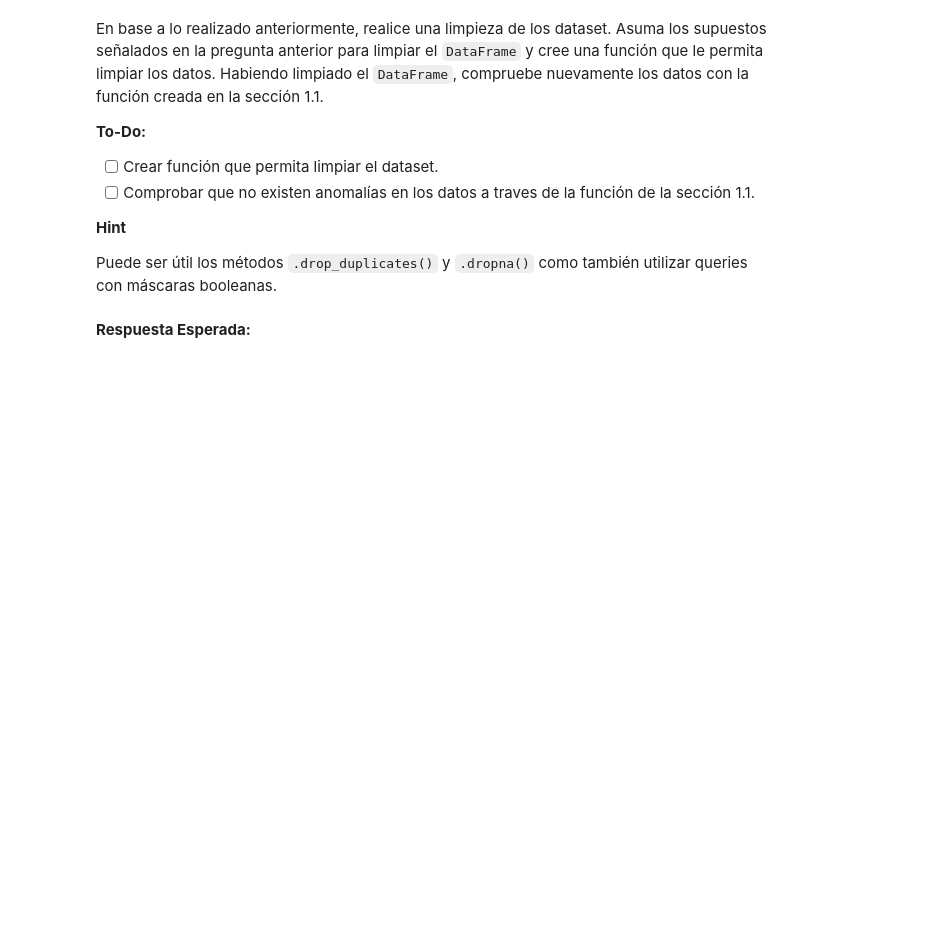
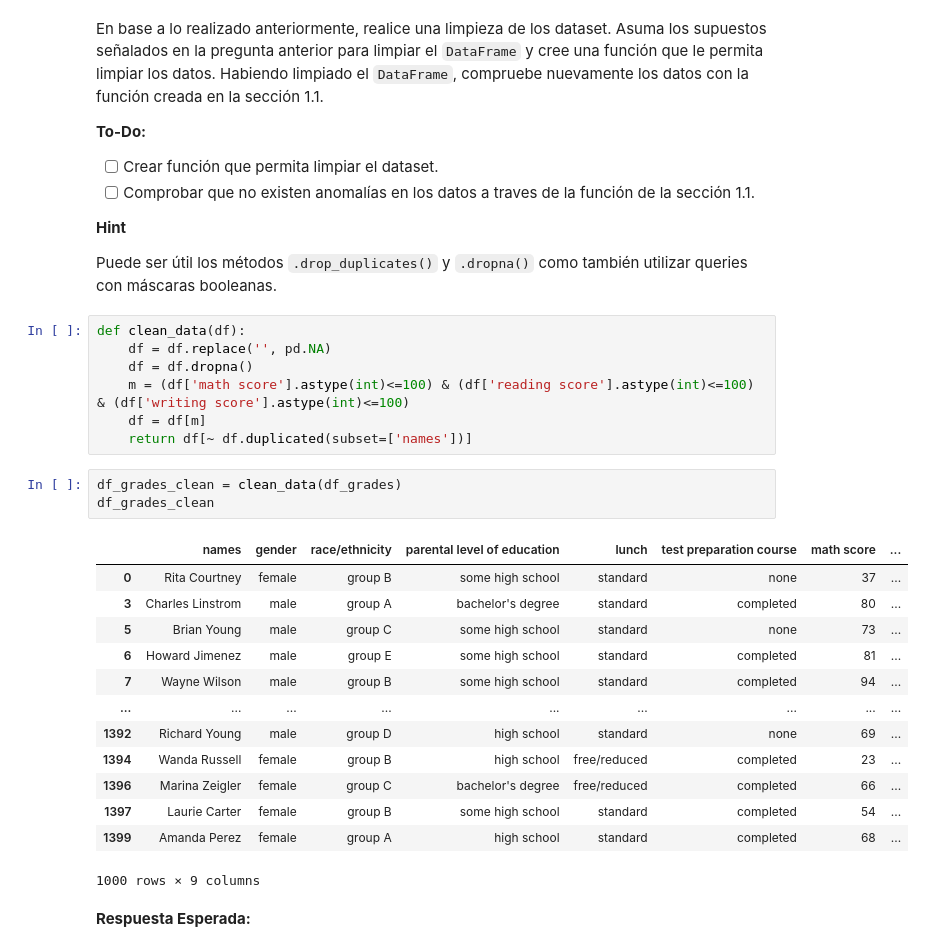
Before and after one commit to t-abedrapo/Laboratorio3_REP, a Jupyter notebook: Lab3.ipynb, the cells around one changed output. Cells and saved outputs as stored; diff of their text form; blank space fills up the shorter version.

````diff
--- a/Lab3.ipynb
+++ b/Lab3.ipynb
@@ -312,6 +295,30 @@ En base a lo realizado anteriormente, realice una limpieza de los dataset. Asuma
 **Hint**
 
 Puede ser útil los métodos ```.drop_duplicates()``` y ```.dropna()``` como también utilizar queries con máscaras booleanas.
+# %%
+def clean_data(df):
+    df = df.replace('', pd.NA)
+    df = df.dropna()
+    m = (df['math score'].astype(int)<=100) & (df['reading score'].astype(int)<=100) & (df['writing score'].astype(int)<=100)
+    df = df[m]
+    return df[~ df.duplicated(subset=['names'])]
+# %%
+df_grades_clean = clean_data(df_grades)
+df_grades_clean
+# %% [output]
+|  | names | gender | race/ethnicity | parental level of education | lunch | test preparation course | math score | ... |
+| 0 | Rita Courtney | female | group B | some high school | standard | none | 37 | ... |
+| 3 | Charles Linstrom | male | group A | bachelor's degree | standard | completed | 80 | ... |
+| 5 | Brian Young | male | group C | some high school | standard | none | 73 | ... |
+| 6 | Howard Jimenez | male | group E | some high school | standard | completed | 81 | ... |
+| 7 | Wayne Wilson | male | group B | some high school | standard | completed | 94 | ... |
+| ... | ... | ... | ... | ... | ... | ... | ... | ... |
+| 1392 | Richard Young | male | group D | high school | standard | none | 69 | ... |
+| 1394 | Wanda Russell | female | group B | high school | free/reduced | completed | 23 | ... |
+| 1396 | Marina Zeigler | female | group C | bachelor's degree | free/reduced | completed | 66 | ... |
+| 1397 | Laurie Carter | female | group B | some high school | standard | completed | 54 | ... |
+| 1399 | Amanda Perez | female | group A | high school | standard | completed | 68 | ... |
+1000 rows × 9 columns
 # %% [markdown]
 **Respuesta Esperada:**
 # %%
````
Also changed, not shown: parts of 39 cells of this notebook.
